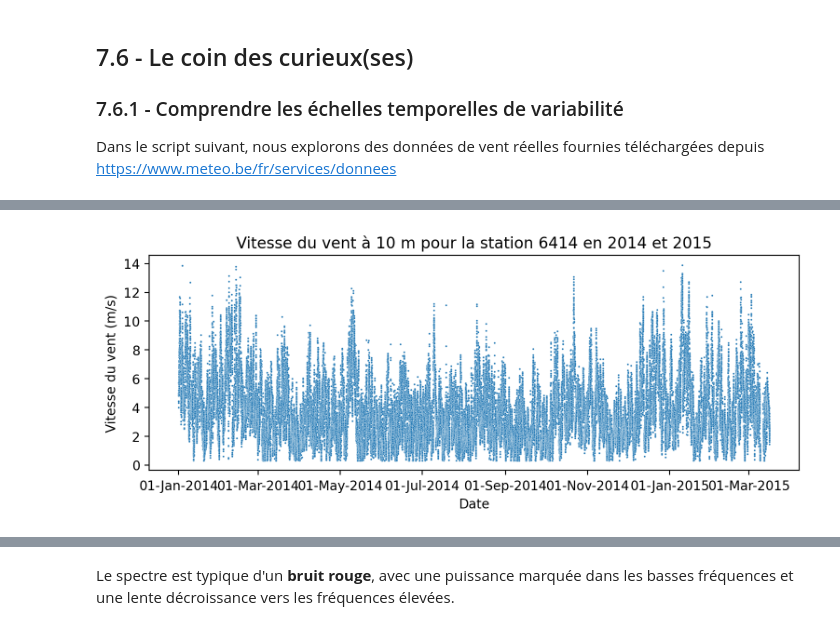
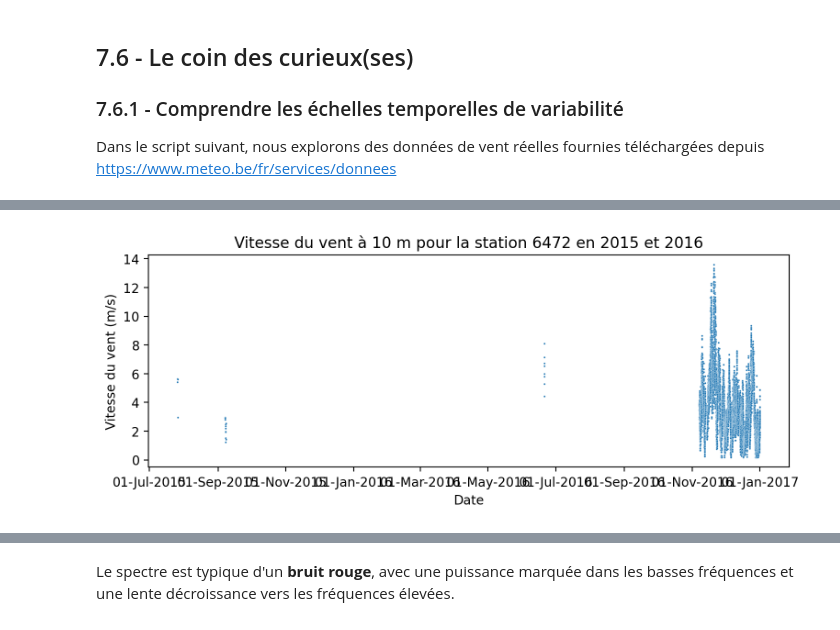
Before and after one commit to fmassonn/teaching, a Jupyter notebook: LPHY1365/Chap07.ipynb, the cells around one changed output, grey strips where cells are left out. Saved outputs shown, nothing was run; the diff lists cells and outputs as text; code cells hidden in the pictures.

```diff
--- a/LPHY1365/Chap07.ipynb
+++ b/LPHY1365/Chap07.ipynb
@@ -363,19 +363,19 @@ Name: count, dtype: int64
 # %%
 
 # Timeseries des vitesses du vent pour la station la plus représentée et pour l'année 2015.
 # Plot avec des points pour ne pas relier des données distantes dans le temps
 top_station_code = top_stations.index[0]
-top_station_data = wind[(wind["code"] == top_station_code) & (wind["timestamp"].dt.year.isin([2014, 2015]))]
+top_station_data = wind[(wind["code"] == top_station_code) & (wind["timestamp"].dt.year.isin([2015, 2016]))]
 plt.figure(figsize=(9, 3), dpi = 200)
 sns.scatterplot(x="timestamp", y="wind_speed_10m", s=2, data=top_station_data)
 # Date en format jour-mois-année
 plt.gca().xaxis.set_major_formatter(plt.matplotlib.dates.DateFormatter('%d-%b-%Y'))
-plt.title(f"Vitesse du vent à 10 m pour la station {top_station_code} en 2014 et 2015")
+plt.title(f"Vitesse du vent à 10 m pour la station {top_station_code} en 2015 et 2016")
 plt.xlabel("Date")
 plt.ylabel("Vitesse du vent (m/s)")
 plt.show()
 # %% [output]
-[figure, old version]
+[figure, new version]
 # %%
 
 # Analyse en fréquence grâce à une FFT pour la station la plus représentée et pour ces données
```
Also changed, not shown: parts of 3 cells of this notebook.
